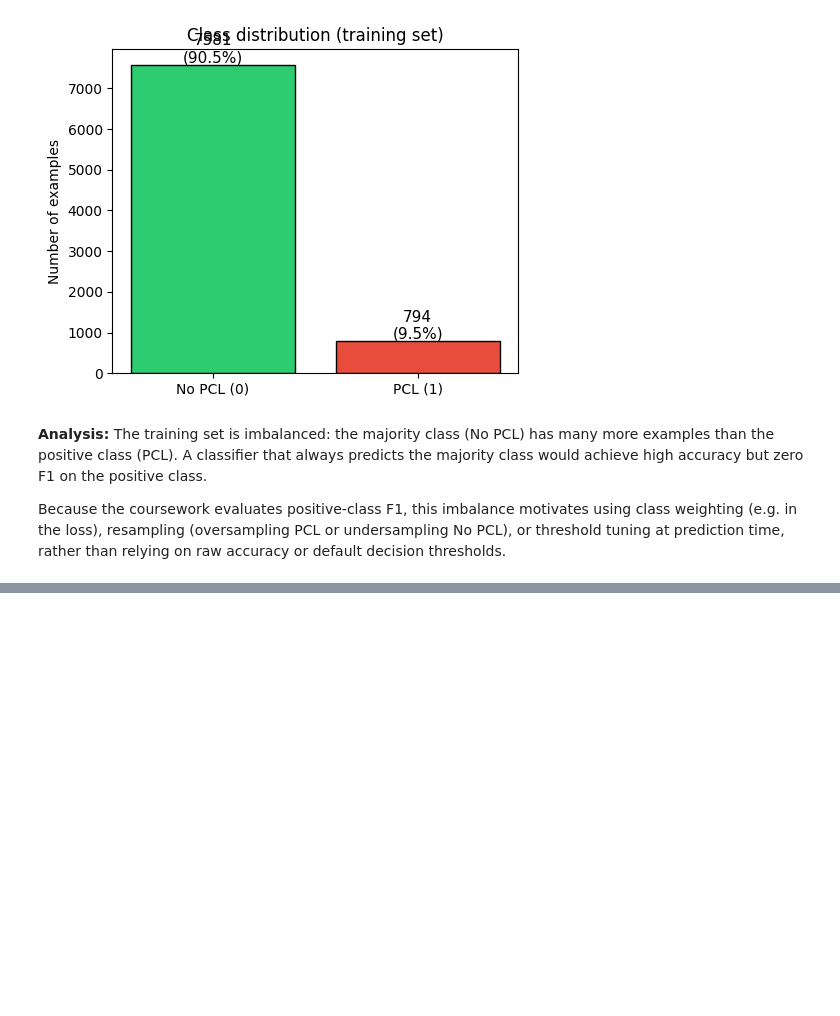
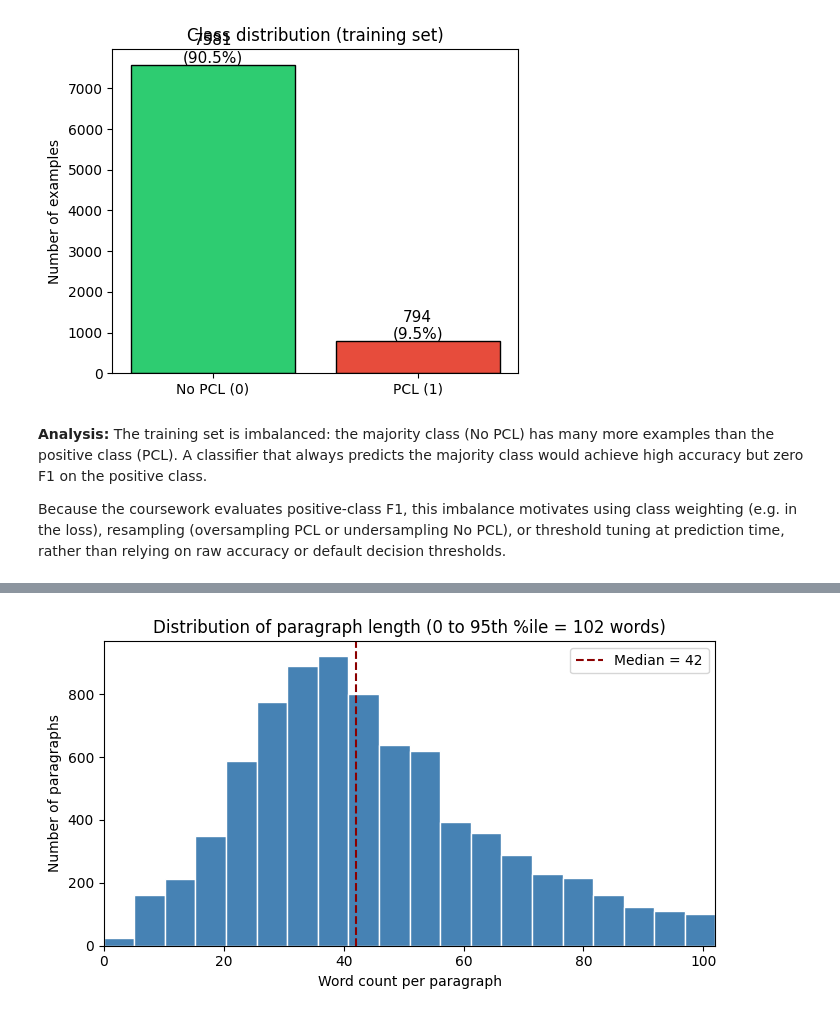
Before and after one commit to willlbarton/nlp_coursework, a Jupyter notebook: notebooks/01_eda.ipynb, the cells around one changed output, grey strips where cells are left out. Saved outputs shown, nothing was run; the diff lists cells and outputs as text; code cells hidden in the pictures; blank space fills up the shorter version.

```diff
--- a/notebooks/01_eda.ipynb
+++ b/notebooks/01_eda.ipynb
@@ -98,0 +146,14 @@ Because the coursework evaluates positive-class F1, this imbalance motivates usi
+# %%
+fig, ax = plt.subplots(figsize=(7, 4))
+within_p95 = train_df["word_count"][train_df["word_count"] <= p95]
+ax.hist(within_p95, bins=20, range=(0, p95), color="steelblue", edgecolor="white")
+ax.axvline(train_df["word_count"].median(), color="darkred", linestyle="--", label=f"Median = {int(train_df['word_count'].median())}")
+ax.set_xlim(0, p95)
+ax.set_xlabel("Word count per paragraph")
+ax.set_ylabel("Number of paragraphs")
+ax.set_title(f"Distribution of paragraph length (0 to 95th %ile = {p95} words)")
+ax.legend()
+plt.tight_layout()
+plt.show()
+# %% [output]
+[figure, added]
```
Also changed, not shown: parts of 4 cells of this notebook.
